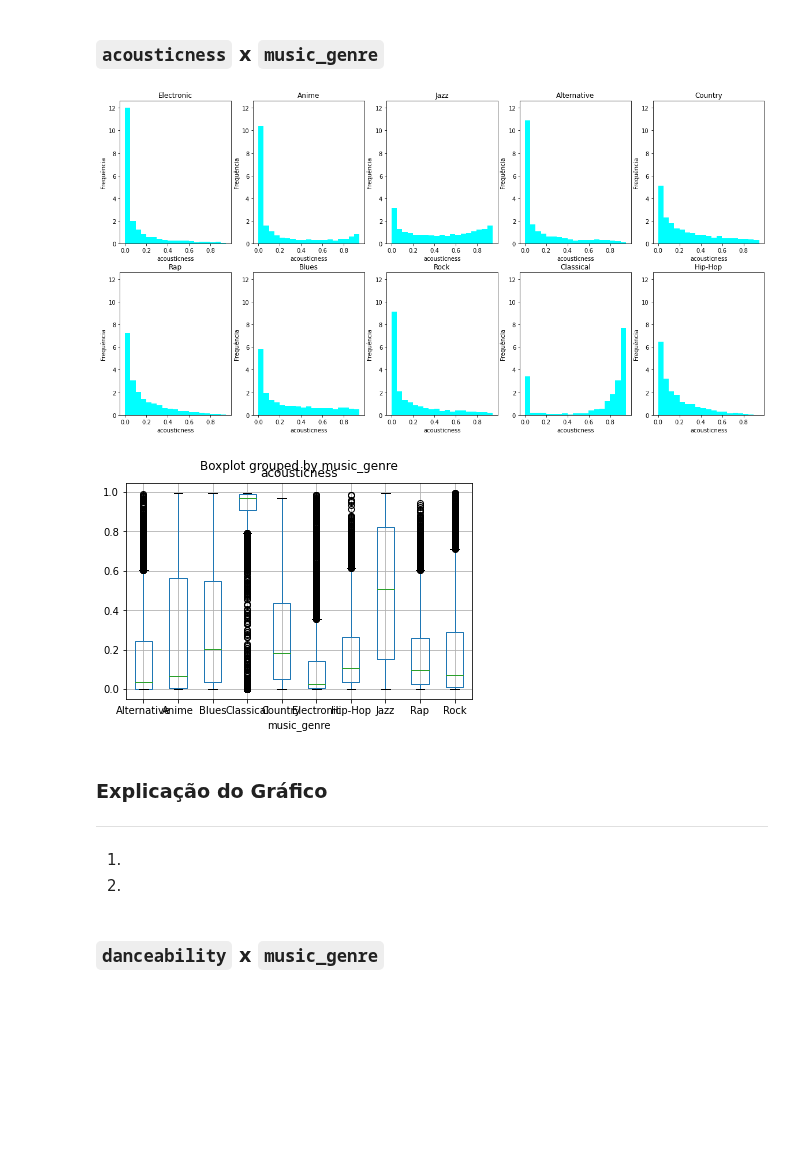
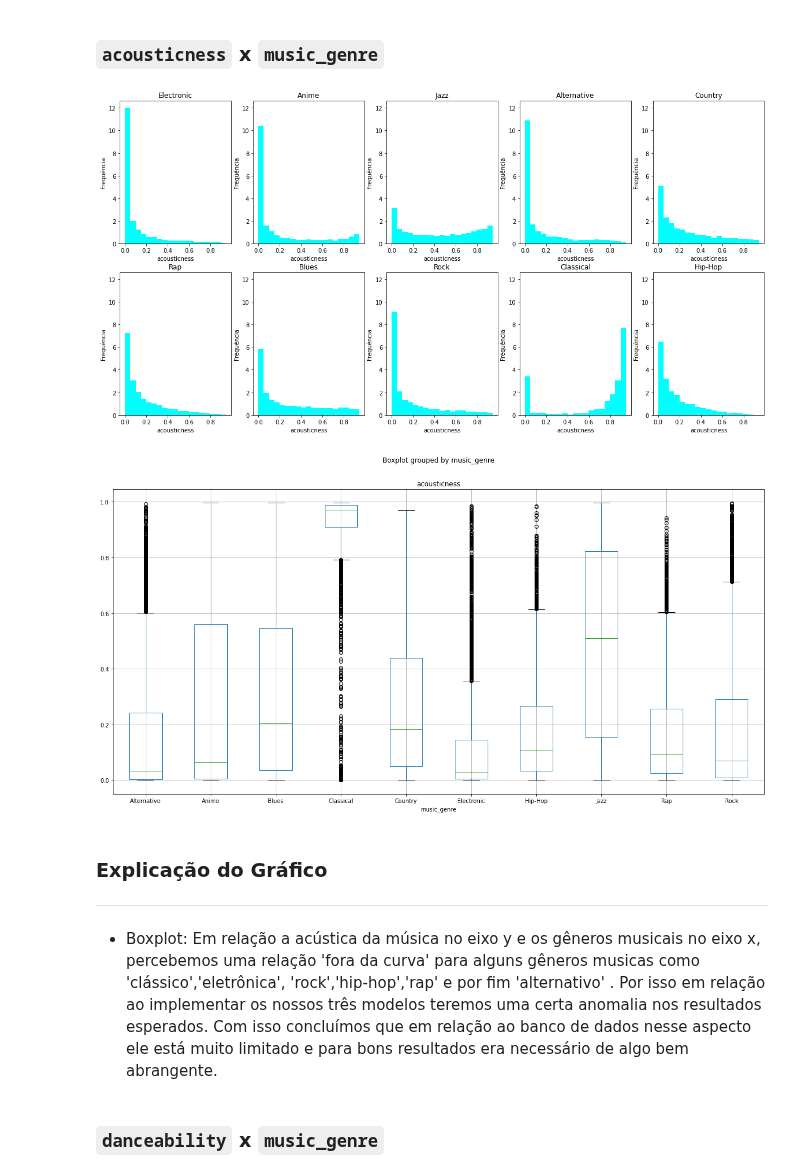
Before and after one commit to Gabriela321733/Projeto_2_Cdados, a Jupyter notebook: dados.ipynb, the cells around one changed output. Cells and saved outputs as stored; diff of their text form; code cells hidden in the pictures; blank space fills up the shorter version.

```diff
--- a/dados.ipynb
+++ b/dados.ipynb
@@ -201,16 +201,15 @@ ____
 # %%
 feature = 'acousticness'
 histogramas(feature);
-df.boxplot(column=feature, by='music_genre');
+df.boxplot(column=feature, by='music_genre',figsize=(20,10));
 # %% [output]
 [figure]
-[figure, old version]
+[figure, new version]
-# %% [markdown]
-### Explicação do Gráfico
-___
-
-1)
-2)
+# %% [markdown]
+### Explicação do Gráfico
+___
+
+- Boxplot: Em relação a acústica da música  no eixo y e os gêneros musicais no eixo x, percebemos uma relação 'fora da curva' para alguns gêneros musicas como 'clássico','eletrônica', 'rock','hip-hop','rap' e por fim 'alternativo' . Por isso em relação ao implementar os nossos três modelos teremos uma certa anomalia nos resultados esperados. Com isso concluímos que em relação ao banco de dados nesse aspecto ele está muito limitado e para bons resultados era necessário de algo bem abrangente.
 # %% [markdown]
 ### `danceability` x `music_genre`
 # %%
```
Also changed, not shown: parts of 21 cells of this notebook.
